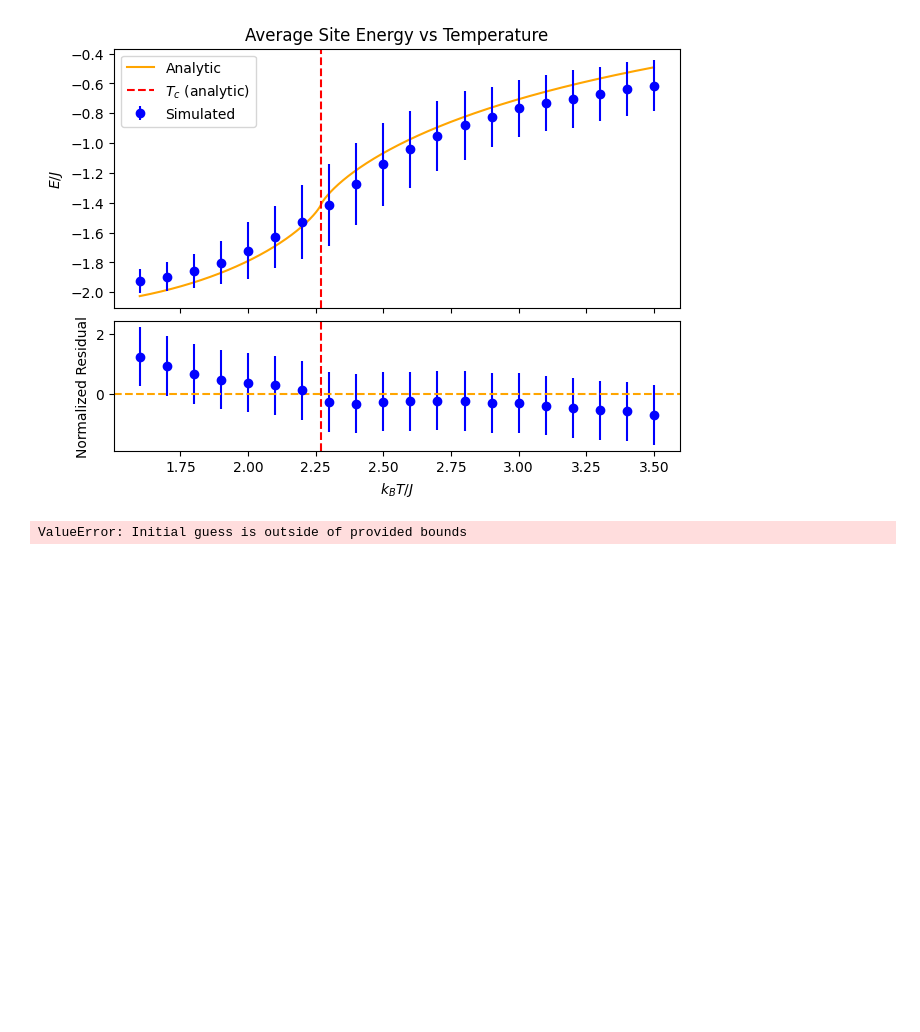
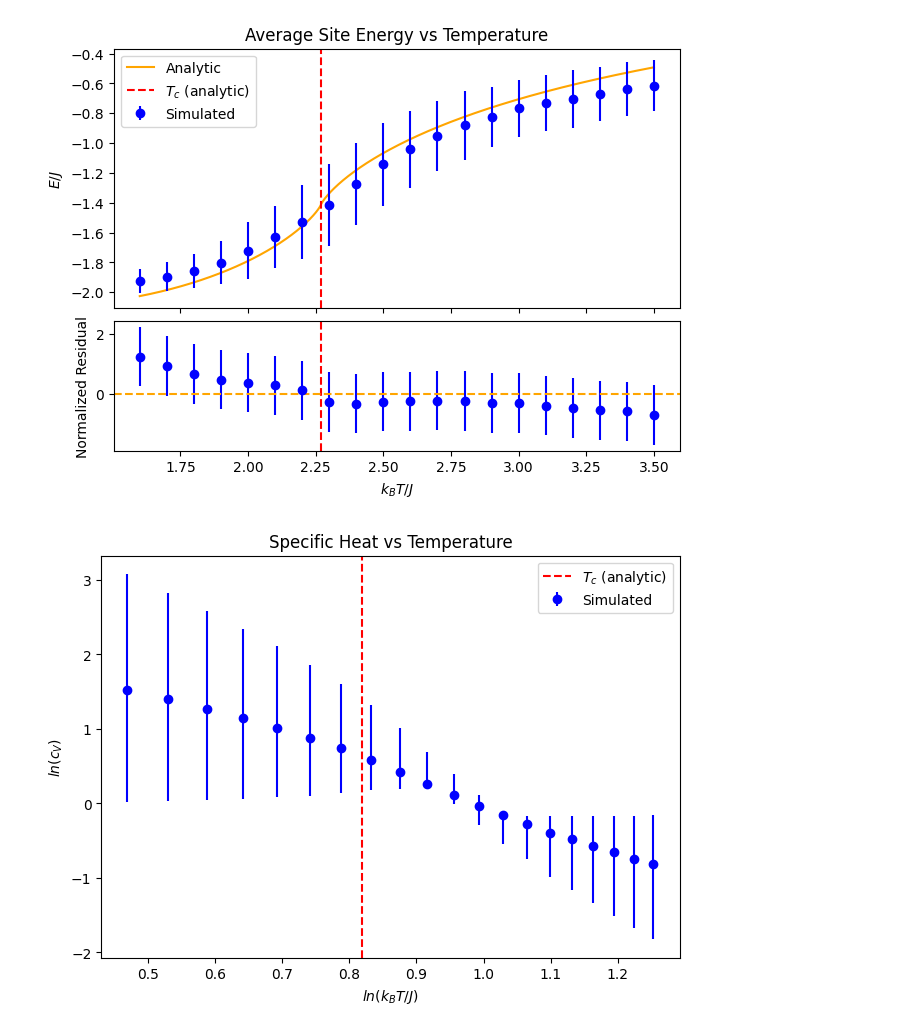
Before and after one commit to DarkLordProgrammer/ising, a Jupyter notebook: ising_plot.ipynb, the cells around one changed output. Cells and saved outputs as stored; diff of their text form; code cells hidden in the pictures; blank space fills up the shorter version.

```diff
--- a/ising_plot.ipynb
+++ b/ising_plot.ipynb
@@ -71,28 +71,3 @@ def get_ln_std(X_mean, X_std, use_asymetric_error=True):
     else:
         ln_X_std = X_std / X_mean  # Propagated error (necessarily symmetric)
     return ln_X_std
-# %%
-#Average Energy vs Temperature
-#Calculate derived quantities
-E_mean_res = E_mean - get_E_mean_analytic(T)
-E_std_res = E_std
-E_mean_norm_res = E_mean_res / E_std
-E_std_norm_res = E_std_res / E_std #Should be 1 for all T
-
-#Analytic calculations
-E_mean_analytic = get_E_mean_analytic(T_analytic) #Note that argument is different in order to produce smooth curve
-
-#Plotting
-fig, axs = plt.subplots(2,1, constrained_layout=True, sharex=True, height_ratios=[2, 1])
-ax, res_ax = axs[0], axs[1]
-ax.errorbar(T, E_mean, yerr=E_std, fmt='o', color='blue', label='Simulated')
-ax.plot(T_analytic, E_mean_analytic, color='orange', label='Analytic')
-res_ax.errorbar(T, E_mean_norm_res, yerr=E_std_norm_res, fmt='o', color='blue', label='Residuals')
-res_ax.set_xlabel('$k_BT / J$')
-res_ax.set_ylabel('Normalized Residual')
-res_ax.axhline(0, color='orange', linestyle='--')
-ax.set_ylabel('$E/J$')
-ax.axvline(x=T_c_analytic, color='red', linestyle='--', label='$T_c$ (analytic)')
-res_ax.axvline(x=T_c_analytic, color='red', linestyle='--', label='$T_c$ (analytic)')
-ax.legend()
-ax.set_title('Average Site Energy vs Temperature')
@@ -171,6 +143,6 @@ create_T_plot(E_mean, E_std, 'E/J', 'Average Site Energy', get_X_analytic=get_E_
 # %% [output]
 [figure]
 # %%
-create_T_plot(cV_mean, cV_std, 'c_V', 'Specific Heat', param_ests=[1, T_c_analytic, 0.5])
+create_T_plot(cV_mean, cV_std, 'c_V', 'Specific Heat', expected_crit_exp=0.0)
 # %% [output]
-ValueError: Initial guess is outside of provided bounds
+[figure, added]
```
Also changed, not shown: parts of 2 cells of this notebook.
